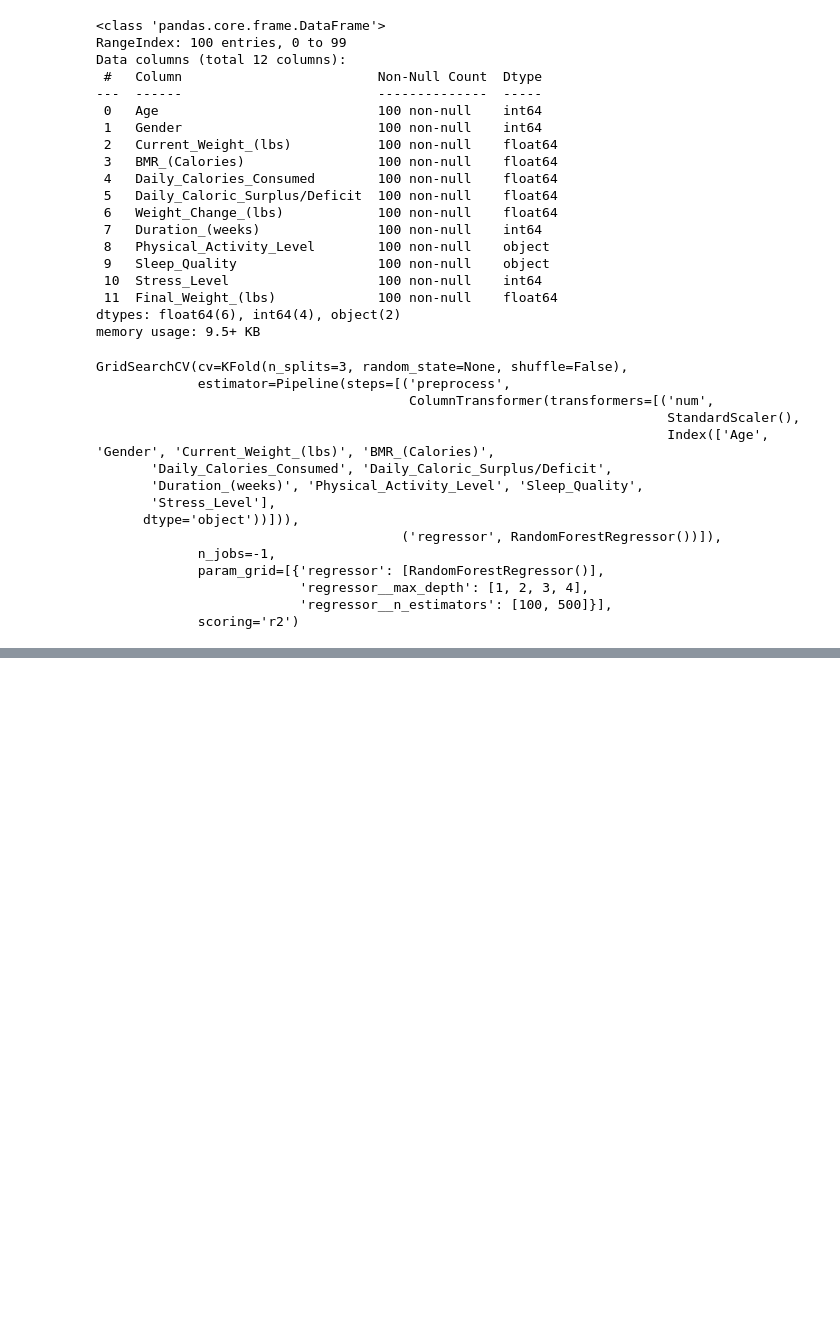
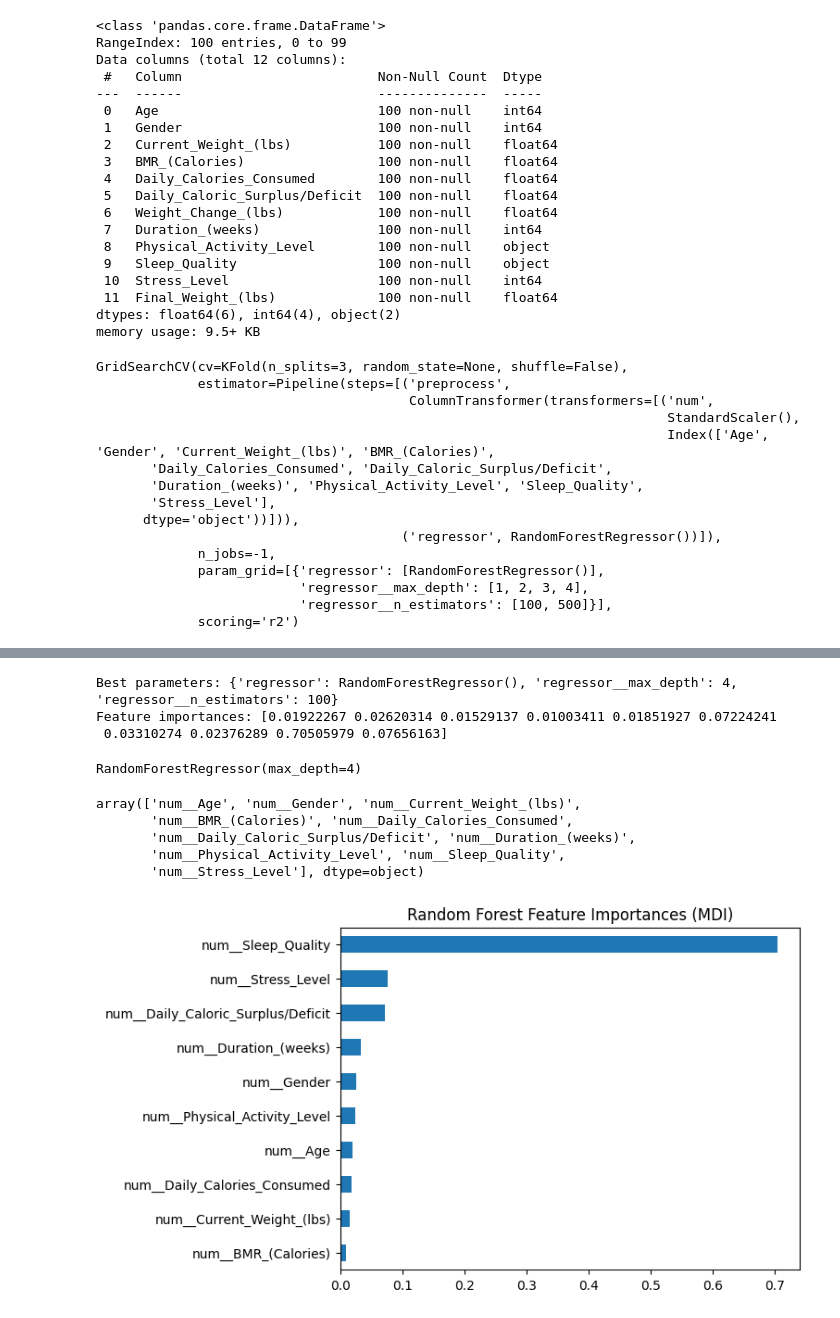
Before and after one commit to makenamecham/Final-Project-MATH-4750, a Jupyter notebook: dataExploration.ipynb, the cells around one changed output, grey strips where cells are left out. Saved outputs shown, nothing was run; the diff lists cells and outputs as text; code cells hidden in the pictures; blank space fills up the shorter version.

Commit message:
Feature importance

```diff
--- a/dataExploration.ipynb
+++ b/dataExploration.ipynb
@@ -206,0 +232,6 @@ GridSearchCV(cv=KFold(n_splits=3, random_state=None, shuffle=False),
+# %%
+best_model = gridSearch.best_estimator_
+
+y_pred = best_model.predict(x_val)
+print(r2_score(y_val, y_pred))
+print(mean_squared_error(y_val, y_pred))
@@ -206,0 +251,40 @@ GridSearchCV(cv=KFold(n_splits=3, random_state=None, shuffle=False),
+# %%
+
+feature_importances = best_model.named_steps['regressor'].feature_importances_
+
+print("Best parameters:", gridSearch.best_params_)
+print("Feature importances:", feature_importances)
+# %% [output]
+Best parameters: {'regressor': RandomForestRegressor(), 'regressor__max_depth': 4, 'regressor__n_estimators': 100}
+Feature importances: [0.01922267 0.02620314 0.01529137 0.01003411 0.01851927 0.07224241
+ 0.03310274 0.02376289 0.70505979 0.07656163]
+# %%
+rf = best_model.named_steps['regressor']
+preprocessor = best_model.named_steps["preprocess"]
+rf
+# %% [output]
+RandomForestRegressor(max_depth=4)
+# %%
+# adjust "preprocessor" as needed
+if hasattr(preprocessor, 'get_feature_names_out'):
+    feature_names = preprocessor.get_feature_names_out()
+else:
+    feature_names = preprocessor.get_feature_names()
+# %%
+feature_names
+# %% [output]
+array(['num__Age', 'num__Gender', 'num__Current_Weight_(lbs)',
+       'num__BMR_(Calories)', 'num__Daily_Calories_Consumed',
+       'num__Daily_Caloric_Surplus/Deficit', 'num__Duration_(weeks)',
+       'num__Physical_Activity_Level', 'num__Sleep_Quality',
+       'num__Stress_Level'], dtype=object)
+# %%
+mdi_importances = pd.Series(rf.feature_importances_,
+                            index=feature_names).sort_values(ascending=True)
+
+# Plot the importances
+ax = mdi_importances.plot.barh()
+ax.set_title("Random Forest Feature Importances (MDI)")
+plt.show()
+# %% [output]
+[figure, added]
```
Also changed, not shown: parts of 7 cells of this notebook.
